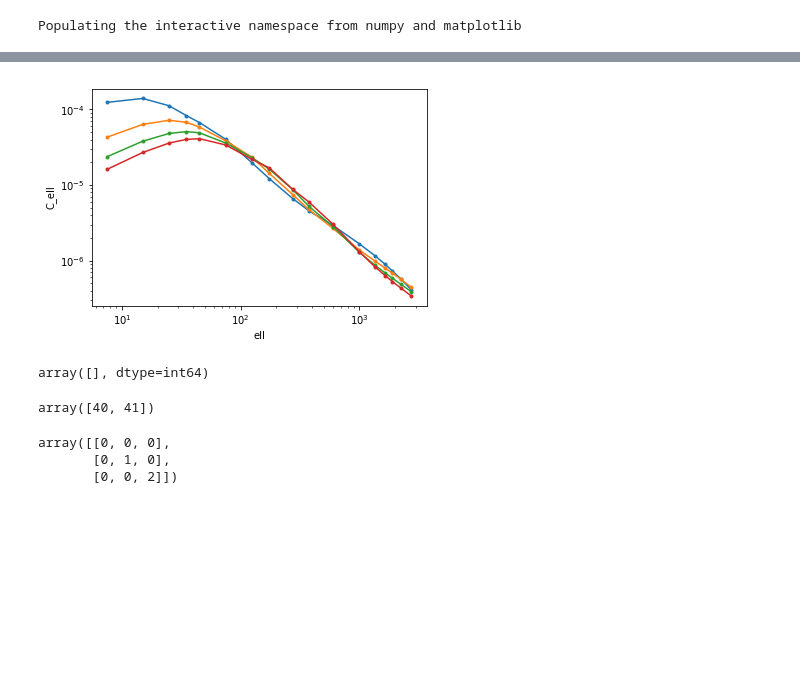
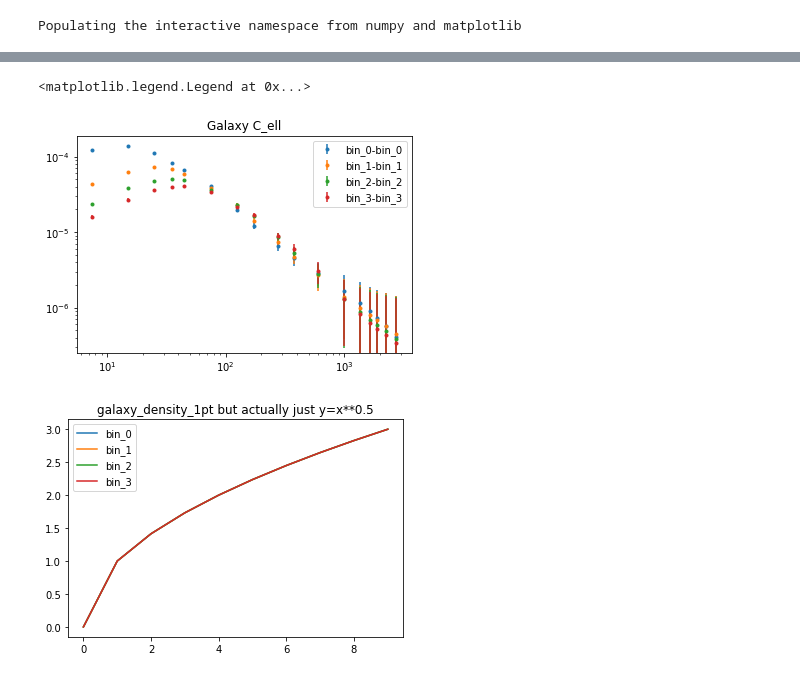
Before and after one commit to LSSTDESC/sacc, a Jupyter notebook: examples/notebooks/create-sacc2.ipynb, the cells around one changed output, grey strips where cells are left out. Saved outputs shown, nothing was run; the diff lists cells and outputs as text; code cells hidden in the pictures; blank space fills up the shorter version.

Commit message:
add pickle version acting on dict forms of data

```diff
--- a/examples/notebooks/create-sacc2.ipynb
+++ b/examples/notebooks/create-sacc2.ipynb
@@ -104,10 +107,0 @@ WARNING: VerifyWarning: Keyword name 'nbin_source' is greater than 8 characters
-# %%
-S2 = sacc2.Sacc.load('tmp.fits')
-# %%
-for b1, b2 in S2.get_tracer_combinations('galaxy_density_cl'):
-    ell, cl = S2.get_ell_cl('galaxy_density_cl', b1, b2)
-    loglog(ell, cl, '.-')
-    xlabel("ell")
-    ylabel("C_ell")
-# %% [output]
-[figure, removed]
@@ -117,8 +107,0 @@ S2.cut(mask)
-# %%
-mask
-# %% [output]
-array([], dtype=int64)
-# %%
-S2.indices('galaxy_density_cl', ('bin_0', 'bin_0'))
-# %% [output]
-array([40, 41])
@@ -127,6 +108,24 @@ fits.BinTableHDU?
-# %%
-np.diag(range(3))
-# %% [output]
-array([[0, 0, 0],
-       [0, 1, 0],
-       [0, 0, 2]])
+# %%
+S.to_pickle('tmp.dat', overwrite=True)
+S2 = sacc2.Sacc.from_pickle('tmp.dat')
+# %%
+#plot our other kind of weird pretend statistic
+for b1, b2 in S2.get_tracer_combinations('galaxy_density_cl'):
+    ell, cl, covmat = S2.get_ell_cl('galaxy_density_cl', b1, b2, return_cov=True)
+    errorbar(ell, cl, yerr=covmat.diagonal(), fmt='.', label=f'{b1}-{b2}')
+    xscale('log')
+    yscale('log')
+title("Galaxy C_ell")
+legend()
+
+figure()
+#plot our other kind of weird pretend statistic
+for tracers in S2.get_tracer_combinations('galaxy_density_1pt'):
+    mu = S2.get_mean('galaxy_density_1pt', tracers)
+    plot(mu, label=str(tracers[0]))
+title("galaxy_density_1pt but actually just y=x**0.5")
+legend()
+# %% [output]
+<matplotlib.legend.Legend at 0x...>
+[figure, added]
+[figure, added]
```
Also changed, not shown: parts of 5 cells of this notebook, 2 other files.
